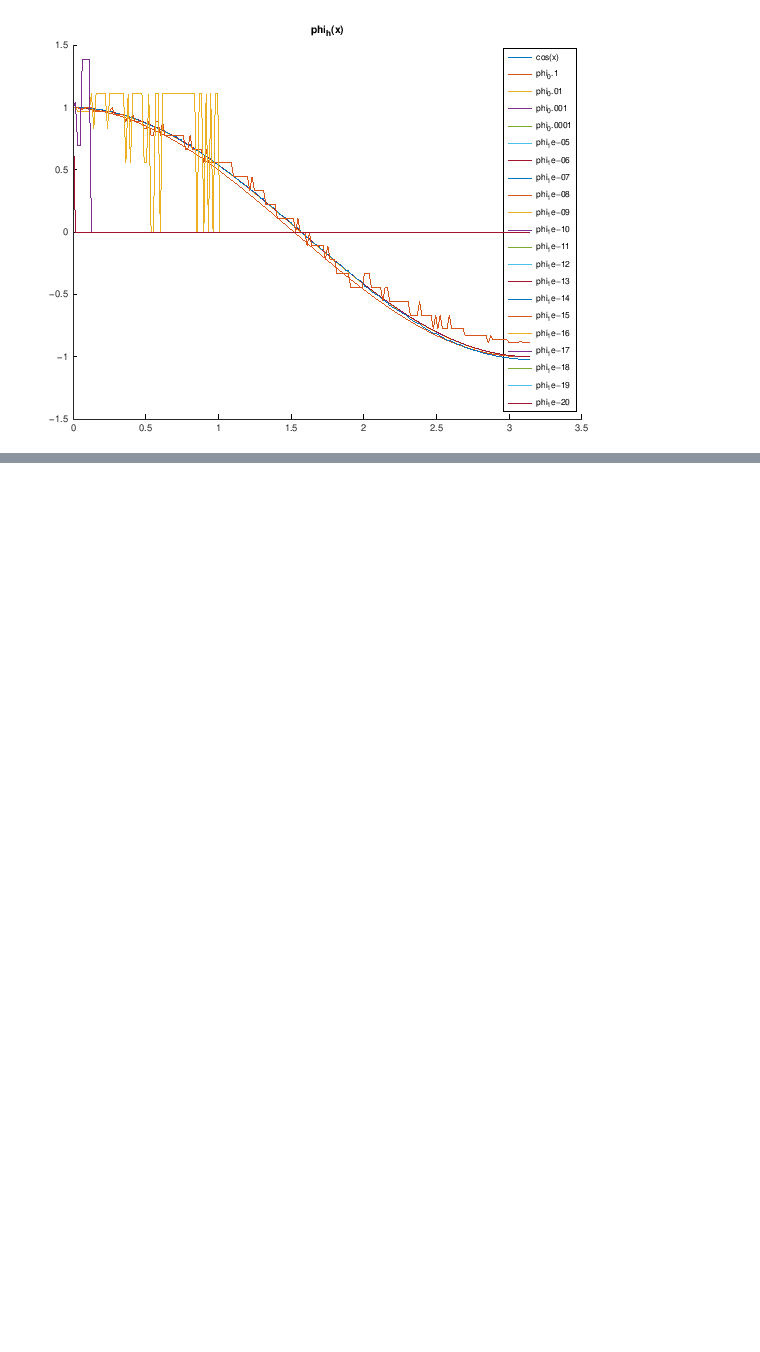
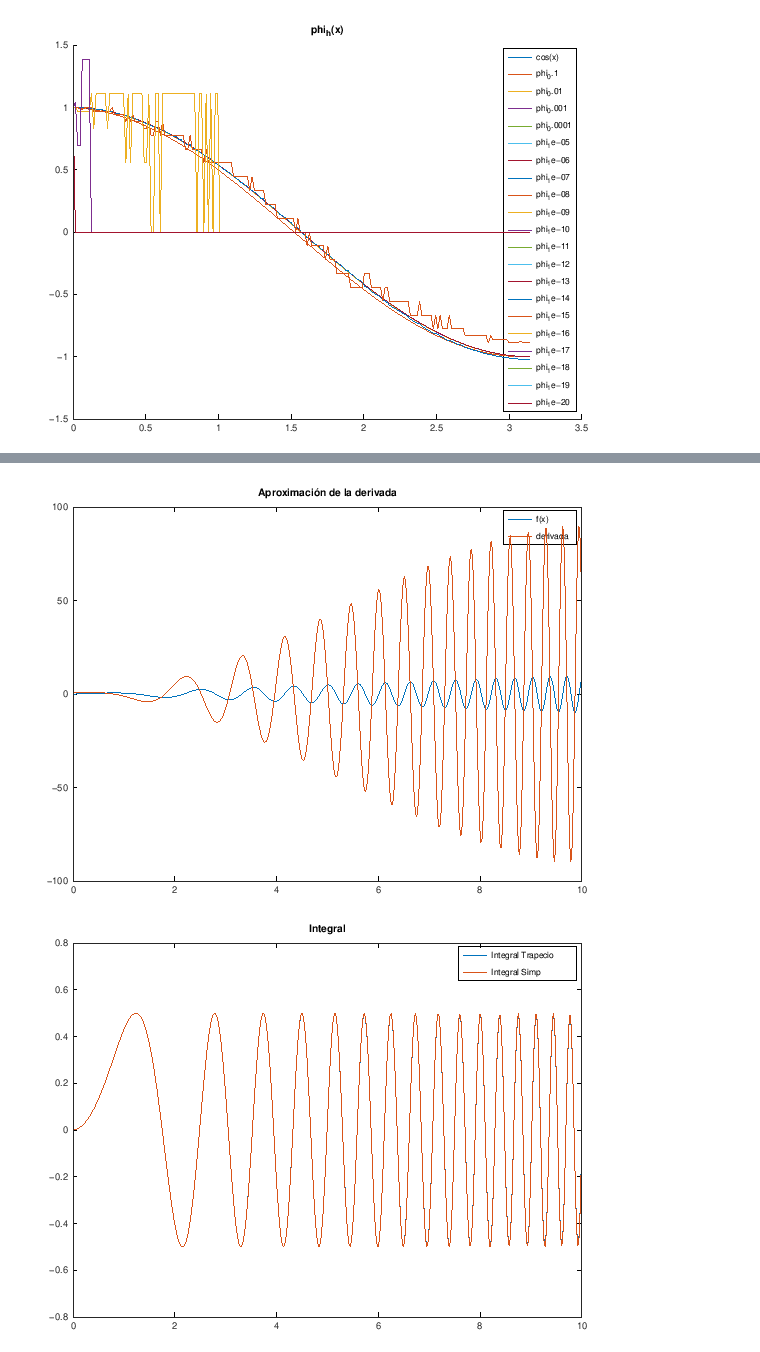
Before and after one commit to alonct/CN1V-practicas-octave, a Jupyter notebook: Práctica_5.ipynb, the cells around one changed output, grey strips where cells are left out. Saved outputs shown, nothing was run; the diff lists cells and outputs as text; code cells hidden in the pictures; blank space fills up the shorter version.

```diff
--- a/Práctica_5.ipynb
+++ b/Práctica_5.ipynb
@@ -185,0 +247,39 @@ plot(x, integral)
+# %%
+clear all
+
+x = linspace(0, 10, 500);
+
+f = @(x) x .* cos(x.^2);
+
+h = 0.1;
+
+df = aproxDeriv3(f, x, h, j);
+
+figure(1)
+plot(x, f(x), ';f(x);')
+hold on
+plot(x, df, ';derivada;');
+title('Aproximación de la derivada')
+hold off
+
+%---------------------------------
+
+subintervalos = 500;
+
+for i=1:length(x)-1
+    integral_trap(i) = trapecio(f, x(1), x(i+1), subintervalos);
+    integral_simp(i) = simpson(f, x(1), x(i+1), subintervalos);
+endfor
+
+integral_trap(length(x)) = 0;
+integral_simp(length(x)) = 0;
+
+figure(2)
+plot(x, integral_trap, ';Integral Trapecio;')
+hold on
+plot(x, integral_simp, ';Integral Simp;')
+title('Integral')
+hold off
+# %% [output]
+[figure, added]
+[figure, added]
```
Also changed, not shown: parts of 6 cells of this notebook.
